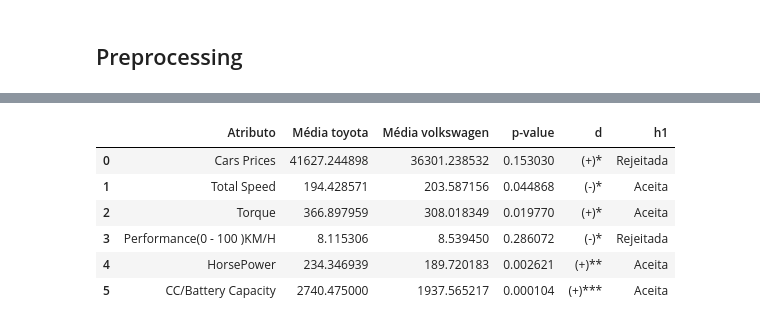
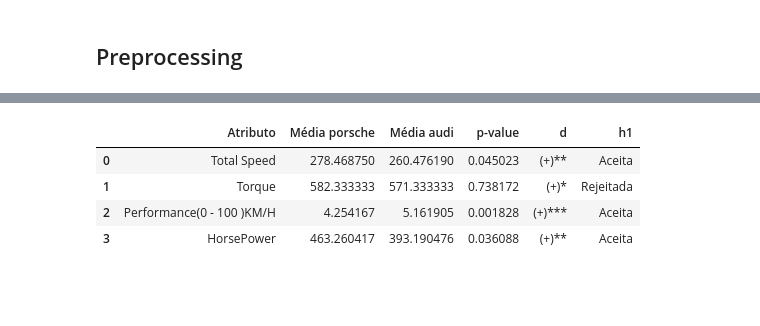
Before and after one commit to KevBoyz/some-python, a Jupyter notebook: Data_Science/Projects/09-cars/stat_cars.ipynb, the cells around one changed output, grey strips where cells are left out. Cells and saved outputs as stored; diff of their text form; code cells hidden in the pictures; blank space fills up the shorter version.

```diff
--- a/Data_Science/Projects/09-cars/stat_cars.ipynb
+++ b/Data_Science/Projects/09-cars/stat_cars.ipynb
@@ -139,0 +153,2 @@ df['Company Names'].value_counts().sort_values(ascending=True).tail(15).plot.pie
+# %%
+df['category'] = df.groupby('Company Names')['Cars Prices'].transform(lambda x: company_category(x.mean()))
@@ -139,0 +192,2 @@ df['Company Names'].value_counts().sort_values(ascending=True).tail(15).plot.pie
+# %%
+df.drop(labels=['ic_lower', 'ic_upper', 'IC_Amplitude', 'IC_Relativo_Percentual', 'Cars Prices_mean'], axis=1, inplace=True)
@@ -139,0 +212,21 @@ df['Company Names'].value_counts().sort_values(ascending=True).tail(15).plot.pie
+# %%
+df['Diversity_Segment'] = df['category'] + ' - ' + df['diversity'].astype(str)
+
+order_combined = df.groupby('Company Names')['Cars Prices'].mean().sort_values(ascending=False).index.tolist()
+
+plt.figure(figsize=(15, 7))
+sns.barplot(
+    x='Company Names',
+    y='Cars Prices',
+    data=df,
+    errorbar=('ci', 95),
+    hue='Diversity_Segment',
+    hue_order=['luxe - 3', 'luxe - 2', 'luxe - 1','premium - 3', 'premium - 2', 'premium - 1','popular - 3', 'popular - 2', 'popular - 1','economics - 3', 'economics - 2', 'economics - 1'],
+    order=order_combined,
+    palette='viridis'
+)
+
+plt.xticks(rotation=45, ha='right')
+plt.title('Preços Médios com IC por Marca e Combinação de Diversidade/Segmento')
+plt.tight_layout()
+plt.show()
@@ -250,8 +377,8 @@ def t_test(a_name, b_name):
 
     resultados = []
 
-    colunas = ['Cars Prices', 'Total Speed', 'Torque',
-               'Performance(0 - 100 )KM/H', 'HorsePower', 'CC/Battery Capacity']
+    colunas = ['Total Speed', 'Torque',
+               'Performance(0 - 100 )KM/H', 'HorsePower']
 
 
     for col in colunas:
@@ -269,10 +396,16 @@ def t_test(a_name, b_name):
         t_stat, p_value = stats.ttest_ind(A, B, equal_var=False)
         d = t_to_d(t_stat, len(A), len(B))
 
-        if d > 0:
-            direction = '(+)'
+        if not col == 'Performance(0 - 100 )KM/H':
+            if d > 0:
+                direction = '(+)'
+            else:
+                direction = '(-)'
         else:
-            direction = '(-)'
+            if d > 0:
+                direction = '(-)'
+            else:
+                direction = '(+)'
 
         dabs = abs(d)
         if dabs <= 0.50:
@@ -307,10 +438,8 @@ t_test('lamborghini', 'ferrari')
 # %%
-t_test('toyota', 'volkswagen')
+t_test('porsche', 'audi')
 # %% [output]
-|  | Atributo | Média toyota | Média volkswagen | p-value | d | h1 |
-| 0 | Cars Prices | 41627.244898 | 36301.238532 | 0.153030 | (+)* | Rejeitada |
-| 1 | Total Speed | 194.428571 | 203.587156 | 0.044868 | (-)* | Aceita |
-| 2 | Torque | 366.897959 | 308.018349 | 0.019770 | (+)* | Aceita |
-| 3 | Performance(0 - 100 )KM/H | 8.115306 | 8.539450 | 0.286072 | (-)* | Rejeitada |
-| 4 | HorsePower | 234.346939 | 189.720183 | 0.002621 | (+)** | Aceita |
-| 5 | CC/Battery Capacity | 2740.475000 | 1937.565217 | 0.000104 | (+)*** | Aceita |
+|  | Atributo | Média porsche | Média audi | p-value | d | h1 |
+| 0 | Total Speed | 278.468750 | 260.476190 | 0.045023 | (+)** | Aceita |
+| 1 | Torque | 582.333333 | 571.333333 | 0.738172 | (+)* | Rejeitada |
+| 2 | Performance(0 - 100 )KM/H | 4.254167 | 5.161905 | 0.001828 | (+)*** | Aceita |
+| 3 | HorsePower | 463.260417 | 393.190476 | 0.036088 | (+)** | Aceita |
```
Also changed, not shown: parts of 39 cells of this notebook, 1 other file.
